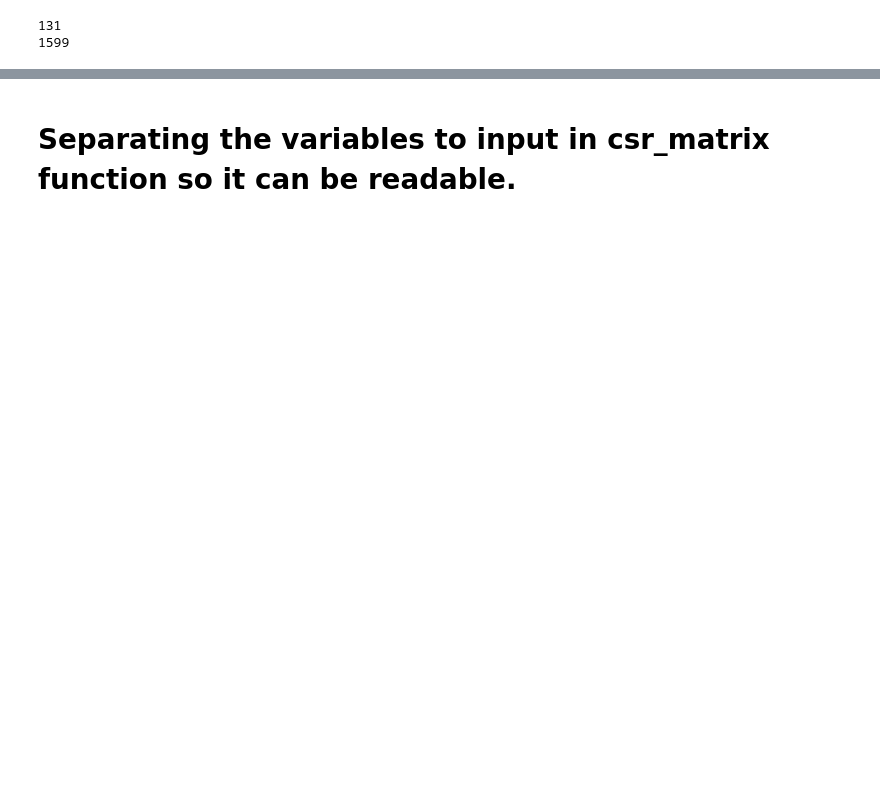
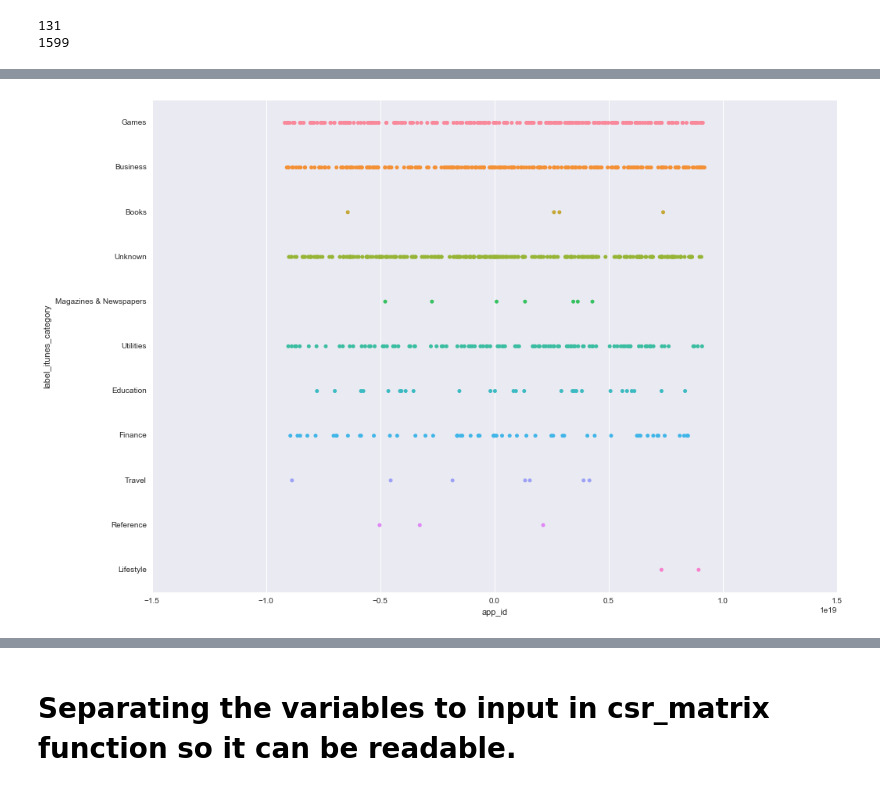
Before and after one commit to noorzaman/CSIE-63, a Jupyter notebook: final-project/Big-Data-Case-Study-In-Mobile-Analytics_version_2.ipynb, the cells around one changed output, grey strips where cells are left out. Saved outputs shown, nothing was run; the diff lists cells and outputs as text; code cells hidden in the pictures; blank space fills up the shorter version.

```diff
--- a/final-project/Big-Data-Case-Study-In-Mobile-Analytics_version_2.ipynb
+++ b/final-project/Big-Data-Case-Study-In-Mobile-Analytics_version_2.ipynb
@@ -67,7 +104,8 @@ Populating the interactive namespace from numpy and matplotlib
 conf = SparkConf()\
                 .setMaster("local[2]")\
                 .setAppName("MobileAnalytics")\
-                .set("spark.executor.memory", "2g")
+                .set("spark.executor.memory", "4g")\
+                .set("spark.driver.memory", "4g")
 sc = SparkContext(conf=conf)
 sc.setLogLevel("ERROR")
 sqlContext = SQLContext(sc)
@@ -123,7 +161,8 @@ label_categories = label_categories.filter(lambda x: x != label_categories_heade
           .map(lambda x: x.split(",")) \
           .map(lambda x: Row(
               label_id=str(x[0]),
-              category=str(x[1])
+              category=str(x[1]),
+              label_itunes_id=str(x[2])
           )) \
           .toDF()
 
@@ -134,8 +173,6 @@ phone = phone.dropDuplicates() # Drop the 523 rows that were duplicated in this
 # app_events
 app_events = spark.read.csv("data/app_events.csv", header=True, mode="DROPMALFORMED", inferSchema='true', encoding="utf-8")
 
-print events.show()
-
 # app_labels
 app_labels = spark.read.csv("data/app_labels.csv", header=True, mode="DROPMALFORMED", inferSchema='true', encoding="utf-8")
 
@@ -195,0 +301,4 @@ only showing top 10 rows
+# %%
+label_categories = label_categories.alias('label_categories').join(label_categories_mapping.alias('label_categories_mapping'), "label_itunes_id", "left")
+label_categories.drop_duplicates()
+label_categories.show()
@@ -195,0 +323,3 @@ only showing top 10 rows
+# %%
+app_labels = app_labels.alias('app_labels').join(label_categories.alias('label_categories'), "label_id", "left")
+app_labels.show()
@@ -323,0 +526,11 @@ print phone.select("device_model").distinct().count()
+# %%
+# sns.countplot(x="label_itunes_category", data=label_categories, palette="Greens_d");
+app_labels_pandas = app_labels.toPandas()
+app_labels_pandas = app_labels_pandas.sample(1000, replace=True)
+
+a4_dims = (15.7, 11.27)
+# df = mylib.load_data()
+fig, ax = pyplot.subplots(figsize=a4_dims)
+sns.stripplot(x="app_id", y="label_itunes_category", data=app_labels_pandas);
+# %% [output]
+[figure, added]
```
Also changed, not shown: parts of 28 cells of this notebook, 1 other file.
